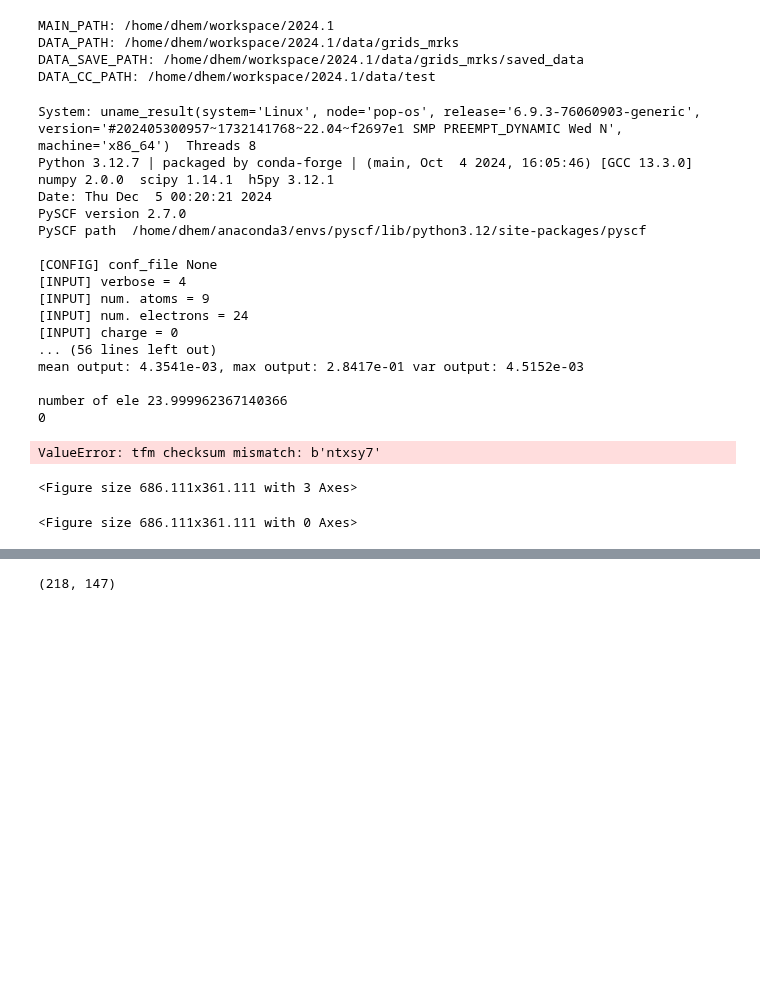
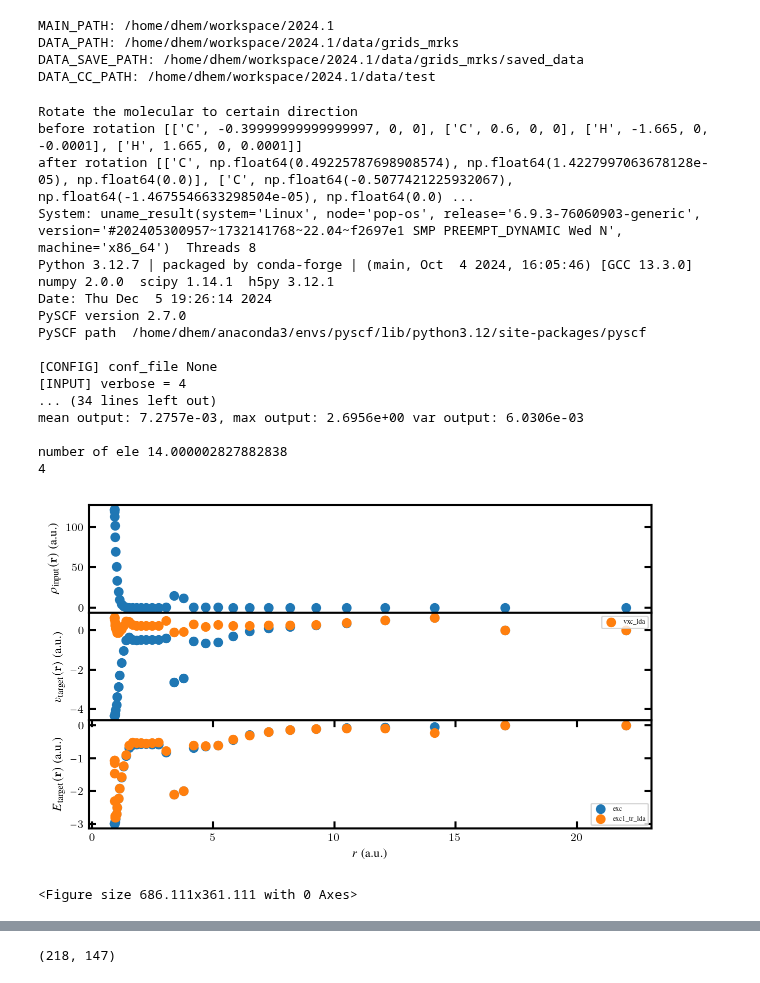
Before and after one commit to chem12346789/ai-dft, a Jupyter notebook: jupyter-notebook/veiw_training_data.ipynb, the cells around one changed output, grey strips where cells are left out. Drawn from its saved outputs; the diff is of its cells as text; code cells hidden in the pictures; blank space fills up the shorter version.

```diff
--- a/jupyter-notebook/veiw_training_data.ipynb
+++ b/jupyter-notebook/veiw_training_data.ipynb
@@ -17,7 +17,7 @@ from cadft import CC_DFT_DATA, Mol
 from cadft.utils import gen_basis
 
 
-rc("font", **{"family": "sans-serif", "sans-serif": ["Helvetica"]})
+# rc("font", **{"family": "sans-serif", "sans-serif": ["Helvetica"]})
 rc("text", usetex=True)
 rc("font", family="serif")
 
@@ -47,8 +47,8 @@ rcParams["ytick.minor.width"] = 1.5
 rcParams["ytick.major.width"] = 1.5
 
 # mol_list = ["methyl-openshell"]
-mol_list = ["propylene"]
-# mol_list = ["ethane", "acetylene"]
+# mol_list = ["propylene"]
+mol_list = ["acetylene"]
 # data_propylene_cc - pCVTZ_0 - 1_1_0.2000
 distance_list = [0.2]
 
@@ -74,7 +74,9 @@ for mol, distance in product(mol_list, distance_list):
     grids = Grid(dft2cc.mol)
     coords = grids.coords
 
-    data_path = f"../data/grids_mrks_ccsd_1/data_{mol}_cc-pCVTZ_0-1_1_{distance:.4f}.npz"
+    data_path = (
+        f"../data/grids_mrks_ccsd_1/data_{mol}_cc-pCVTZ_0-1_1_{distance:.4f}.npz"
+    )
 
     # print create time of data_path
 
@@ -84,8 +86,8 @@ for mol, distance in product(mol_list, distance_list):
     # )
 
     exc_real = data["exc_real"]
-    exc1_tr = data["exc1_tr"]
-    exc1_tr_lda = data["exc1_tr_lda"]
+    exc1_tr = data["exc"]
+    exc1_tr_lda = data["exc1_tr"]
     vxc = data["vxc"]
     vxc1_lda = data["vxc1_lda"]
     rho_inv = data["rho_inv"]
@@ -112,19 +114,18 @@ for mol, distance in product(mol_list, distance_list):
         )
     print("number of ele", np.sum(rho_inv * weights_grids))
 
-    index_ = np.where(
-        (np.abs(coords[:, 1]) < 1e-4)
-        & (np.abs(coords[:, 2]) < 1e-4)
-    )
-    sort_ = np.argsort(coords[:, 0][index_])
-    x = coords[:, 0][index_][sort_] / ang_to_au
-    r_vec = np.linalg.norm(grids.coords[index_][sort_], axis=1)
-    r_cut_off = 1 / (1 + np.exp(1 * (r_vec - 10)))
-    y11 = (grids.matrix_to_vector(exc_real))[index_][sort_]
-    y12 = (grids.matrix_to_vector(exc1_tr_lda))[index_][sort_]
-    y21 = (grids.matrix_to_vector(vxc))[index_][sort_]
-    y22 = (grids.matrix_to_vector(vxc1_lda))[index_][sort_]
-    y31 = (grids.matrix_to_vector(rho_inv))[index_][sort_]
+    x = grids.vector_to_matrix(coords[:, 0])
+    y = grids.vector_to_matrix(coords[:, 1])
+    z = grids.vector_to_matrix(coords[:, 2])
+
+    index_ = np.index_exp[0, :, 0]
+    r_vec = np.sqrt(x[index_] ** 2 + y[index_] ** 2 + z[index_] ** 2)
+    # x = x[index_]
+    y11 = exc_real[index_]
+    y12 = exc1_tr_lda[index_]
+    y21 = vxc[index_]
+    y22 = vxc1_lda[index_]
+    y31 = rho_inv[index_]
 
     f, axes = plt.subplots(3, 1)
     axes = axes.reshape(3, 1)
@@ -164,16 +165,16 @@ for mol, distance in product(mol_list, distance_list):
 
     axes = axes[::-1, :]
 
-    axes[0, 0].plot(x, y31)
-    # axes[0, 0].plot(x, y32, "--")
-    # axes[0, 0].plot(x, y33, "-.")
-    # axes[0, 0].plot(x, y34, ":")
+    axes[0, 0].scatter(r_vec, y31)
+    # axes[0, 0].plot(r_vec, y32, "--")
+    # axes[0, 0].plot(r_vec, y33, "-.")
+    # axes[0, 0].plot(r_vec, y34, ":")
 
-    axes[1, 0].plot(x, y21)
-    axes[1, 0].plot(x, y22, "--", label="vxc_lda")
+    axes[1, 0].scatter(r_vec, y21)
+    axes[1, 0].scatter(r_vec, y22, label="vxc_lda")
 
-    axes[2, 0].plot(x, y11, label="exc")
-    axes[2, 0].plot(x, y12, "--", label="exc1_tr_lda")
+    axes[2, 0].scatter(r_vec, y11, label="exc")
+    axes[2, 0].scatter(r_vec, y12, label="exc1_tr_lda")
 
     # axes[0, 0].set_xlim(-0.5, 0.5)
     # axes[1, 0].set_xlim(-0.5, 0.5)
@@ -182,41 +183,40 @@ for mol, distance in product(mol_list, distance_list):
     axes[0, 0].set_ylabel(r"$\rho_{\textrm{input}}(\bm{\mathrm{r}})$ (a.u.)")
     axes[1, 0].set_ylabel(r"$v_{\textrm{target}}(\bm{\mathrm{r}})$ (a.u.)")
     axes[2, 0].set_ylabel(r"$E_{\textrm{target}}(\bm{\mathrm{r}})$ (a.u.)")
 
     axes[0, 0].set_xticks([])
     axes[1, 0].set_xticks([])
     axes[2, 0].set_xlabel(r"$r$ (a.u.)")
 
     print(len(x))
     # plt.savefig(f"../manu/figures/{mol}_cc-pCVTZ_0_1_{distance:.4f}.pdf")
     axes[1, 0].legend(loc="best", fontsize=fontsize // 2)
     axes[2, 0].legend(loc="best", fontsize=fontsize // 2)
 
     # axes[0, 0].set_ylim(-1e-1, 1e-1)
     # axes[2, 0].set_ylim(-1e-1, 1e-1)
     # for i in range(shapexy[0]):
     #     for j in range(shapexy[1]):
     #         axes[i][j].set_xlim(-1.5, 1.5)
     plt.show()
     plt.clf()
 # %% [output]
+Rotate the molecular to certain direction
+before rotation [['C', -0.39999999999999997, 0, 0], ['C', 0.6, 0, 0], ['H', -1.665, 0, -0.0001], ['H', 1.665, 0, 0.0001]]
+after rotation [['C', np.float64(0.49225787698908574), np.float64(1.4227997063678128e-05), np.float64(0.0)], ['C', np.float64(-0.5077421225932067), np.float64(-1.4675546633298504e-05), np.float64(0.0) ...
 System: uname_result(system='Linux', node='pop-os', release='6.9.3-76060903-generic', version='#202405300957~1732141768~22.04~f2697e1 SMP PREEMPT_DYNAMIC Wed N', machine='x86_64')  Threads 8
 Python 3.12.7 | packaged by conda-forge | (main, Oct  4 2024, 16:05:46) [GCC 13.3.0]
 numpy 2.0.0  scipy 1.14.1  h5py 3.12.1
-Date: Thu Dec  5 00:20:21 2024
+Date: Thu Dec  5 19:26:14 2024
 PySCF version 2.7.0
 PySCF path  /home/dhem/anaconda3/envs/pyscf/lib/python3.12/site-packages/pyscf
 
 [CONFIG] conf_file None
 [INPUT] verbose = 4
-[INPUT] num. atoms = 9
-[INPUT] num. electrons = 24
-[INPUT] charge = 0
-... (56 lines left out)
-mean output: 4.3541e-03, max output: 2.8417e-01 var output: 4.5152e-03
+... (34 lines left out)
+mean output: 7.2757e-03, max output: 2.6956e+00 var output: 6.0306e-03
 
-number of ele 23.999962367140366
-0
+number of ele 14.000002827882838
+4
+[figure, added]
-ValueError: tfm checksum mismatch: b'ntxsy7'
+<Figure size 686.111x361.111 with 0 Axes>
-<Figure size 686.111x361.111 with 3 Axes>
-<Figure size 686.111x361.111 with 0 Axes>
```
Also changed, not shown: parts of 2 cells of this notebook, 1 other file.
